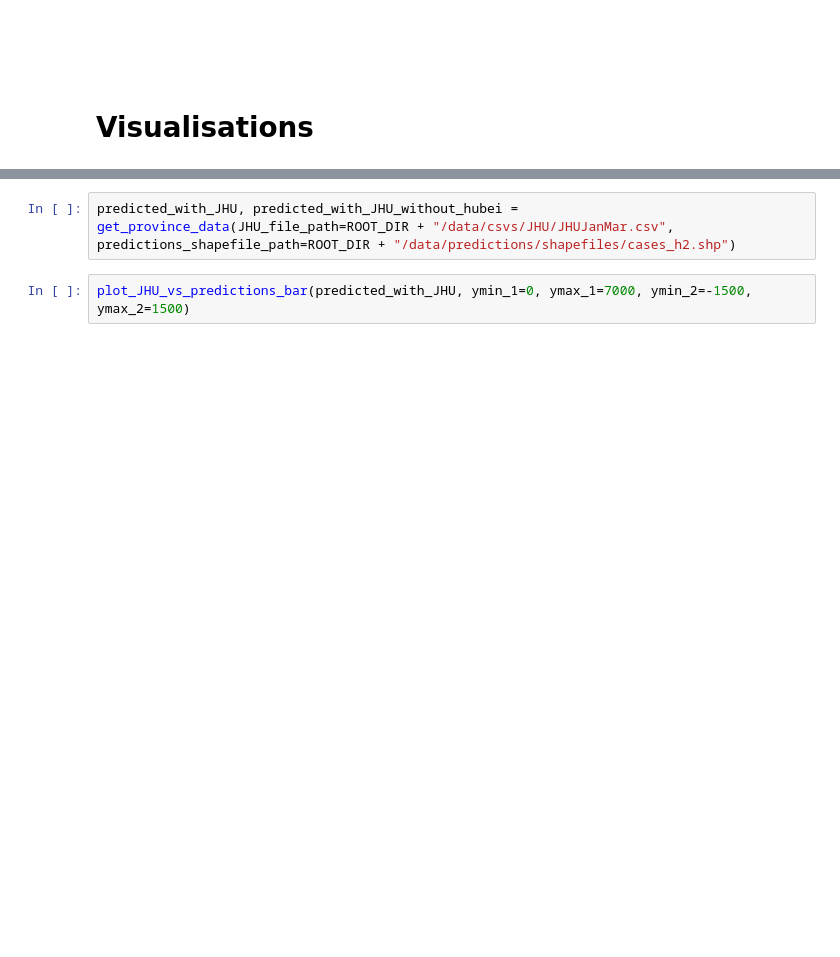
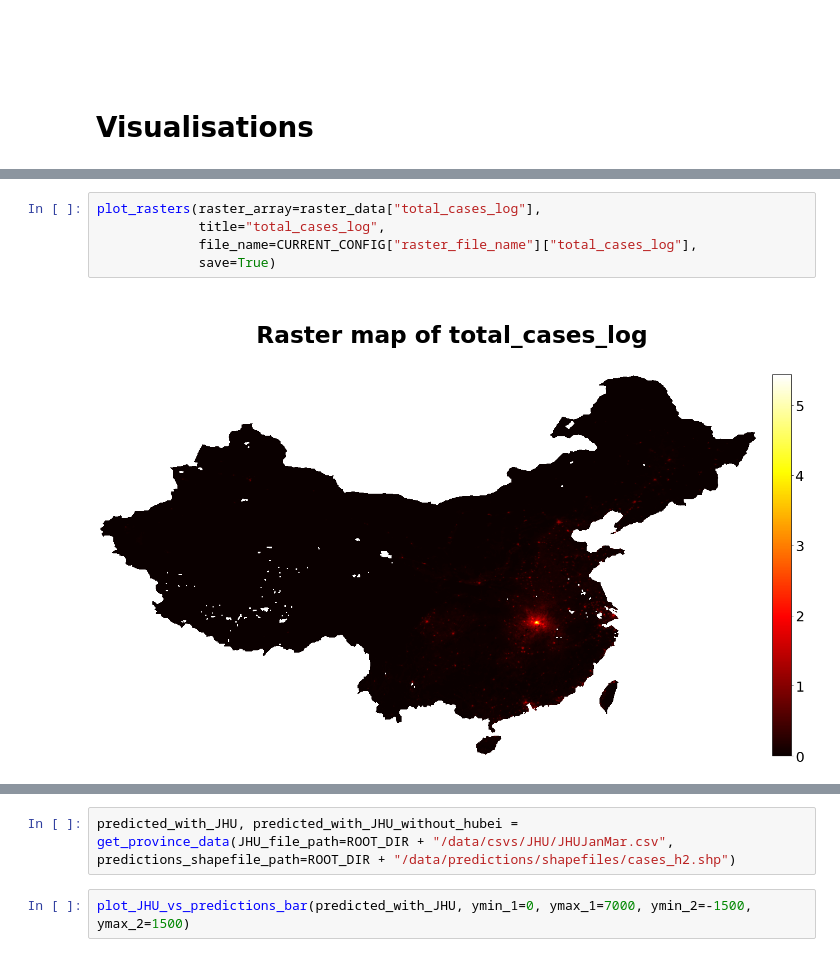
Before and after one commit to dsvanidze/replicability, a Jupyter notebook: jupyter-notebooks/fine-scale-predictions/generate-fine-scale-features.ipynb, the cells around one changed output, grey strips where cells are left out. Drawn from its saved outputs; the diff is of its cells as text; blank space fills up the shorter version.

```diff
--- a/jupyter-notebooks/fine-scale-predictions/generate-fine-scale-features.ipynb
+++ b/jupyter-notebooks/fine-scale-predictions/generate-fine-scale-features.ipynb
@@ -334,0 +346,8 @@ for label_name in ["adj_cases_log", "adj_cases", "total_cases_log", "total_cases
+# %%
+plot_rasters(raster_array=raster_data["total_cases_log"],
+             title="total_cases_log",
+             file_name=CURRENT_CONFIG["raster_file_name"]["total_cases_log"],
+             save=True)
+# %% [output]
+## <center>Raster map of total_cases_log</center>
+[figure, added]
```
Also changed, not shown: parts of 11 cells of this notebook, 28 other files.
